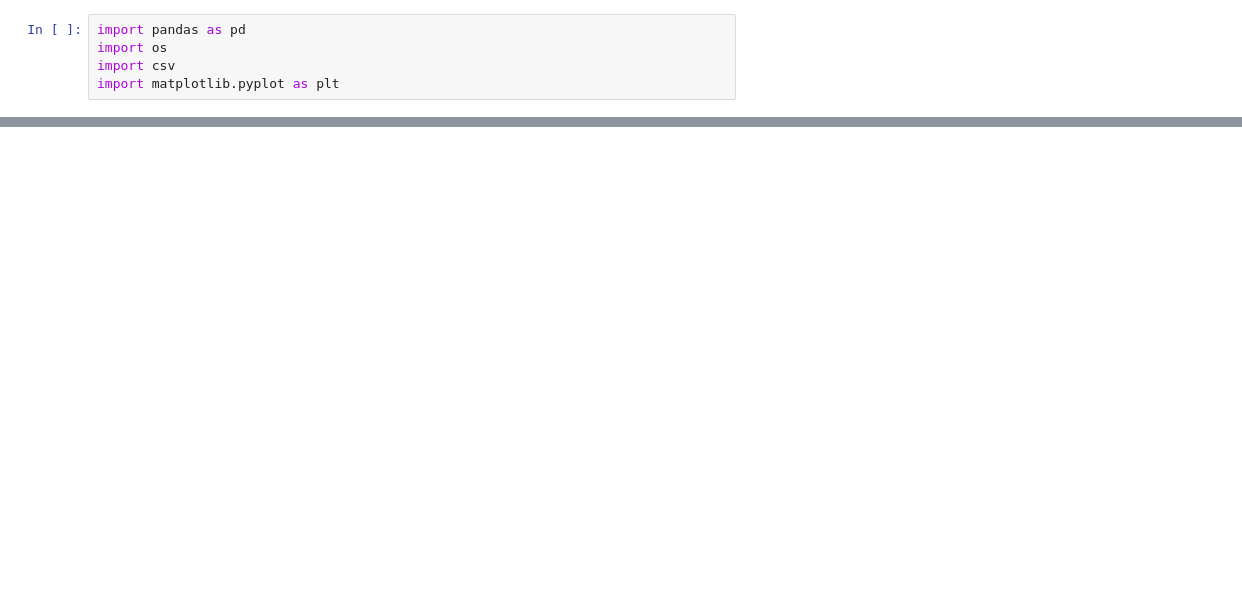
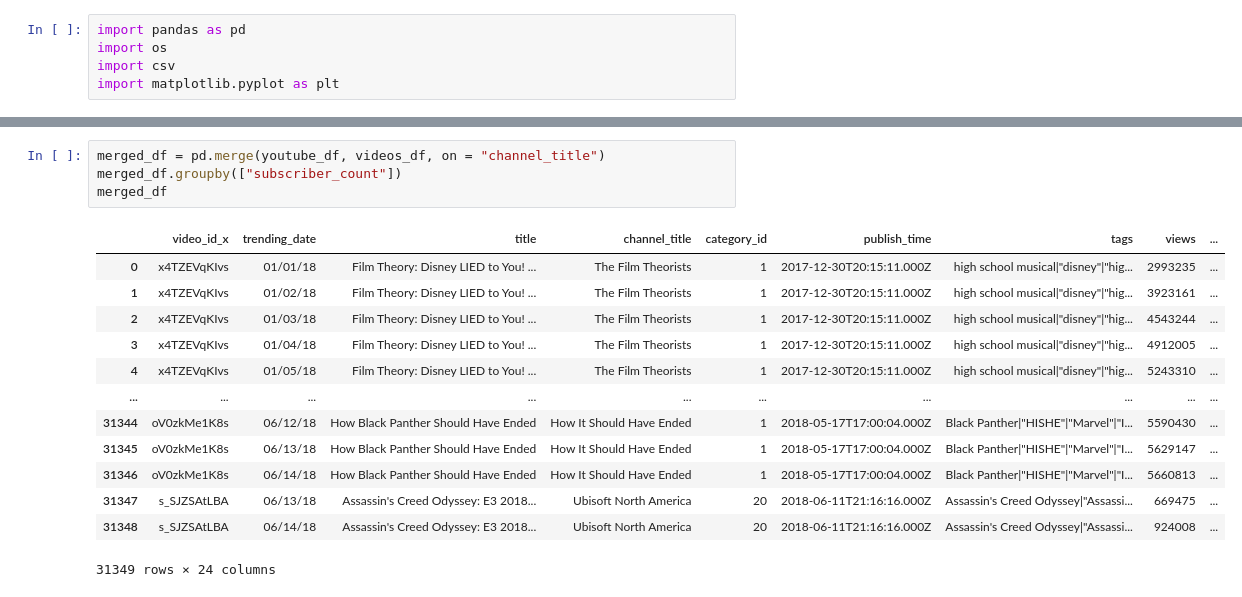
Before and after one commit to hannah8075/youtube-analysis, a Jupyter notebook: video_data.ipynb, the cells around one changed output, grey strips where cells are left out. Drawn from its saved outputs; the diff is of its cells as text; blank space fills up the shorter version.

```diff
--- a/video_data.ipynb
+++ b/video_data.ipynb
@@ -23,0 +26,18 @@ video_df
+# %%
+merged_df = pd.merge(youtube_df, videos_df, on = "channel_title")
+merged_df.groupby(["subscriber_count"])
+merged_df
+# %% [output]
+|  | video_id_x | trending_date | title | channel_title | category_id | publish_time | tags | views | ... |
+| 0 | x4TZEVqKIvs | 01/01/18 | Film Theory: Disney LIED to You! ... | The Film Theorists | 1 | 2017-12-30T20:15:11.000Z | high school musical|"disney"|"hig... | 2993235 | ... |
+| 1 | x4TZEVqKIvs | 01/02/18 | Film Theory: Disney LIED to You! ... | The Film Theorists | 1 | 2017-12-30T20:15:11.000Z | high school musical|"disney"|"hig... | 3923161 | ... |
+| 2 | x4TZEVqKIvs | 01/03/18 | Film Theory: Disney LIED to You! ... | The Film Theorists | 1 | 2017-12-30T20:15:11.000Z | high school musical|"disney"|"hig... | 4543244 | ... |
+| 3 | x4TZEVqKIvs | 01/04/18 | Film Theory: Disney LIED to You! ... | The Film Theorists | 1 | 2017-12-30T20:15:11.000Z | high school musical|"disney"|"hig... | 4912005 | ... |
+| 4 | x4TZEVqKIvs | 01/05/18 | Film Theory: Disney LIED to You! ... | The Film Theorists | 1 | 2017-12-30T20:15:11.000Z | high school musical|"disney"|"hig... | 5243310 | ... |
+| ... | ... | ... | ... | ... | ... | ... | ... | ... | ... |
+| 31344 | oV0zkMe1K8s | 06/12/18 | How Black Panther Should Have Ended | How It Should Have Ended | 1 | 2018-05-17T17:00:04.000Z | Black Panther|"HISHE"|"Marvel"|"I... | 5590430 | ... |
+| 31345 | oV0zkMe1K8s | 06/13/18 | How Black Panther Should Have Ended | How It Should Have Ended | 1 | 2018-05-17T17:00:04.000Z | Black Panther|"HISHE"|"Marvel"|"I... | 5629147 | ... |
+| 31346 | oV0zkMe1K8s | 06/14/18 | How Black Panther Should Have Ended | How It Should Have Ended | 1 | 2018-05-17T17:00:04.000Z | Black Panther|"HISHE"|"Marvel"|"I... | 5660813 | ... |
+| 31347 | s_SJZSAtLBA | 06/13/18 | Assassin's Creed Odyssey: E3 2018... | Ubisoft North America | 20 | 2018-06-11T21:16:16.000Z | Assassin's Creed Odyssey|"Assassi... | 669475 | ... |
+| 31348 | s_SJZSAtLBA | 06/14/18 | Assassin's Creed Odyssey: E3 2018... | Ubisoft North America | 20 | 2018-06-11T21:16:16.000Z | Assassin's Creed Odyssey|"Assassi... | 924008 | ... |
+31349 rows × 24 columns
```
Also changed, not shown: parts of 4 cells of this notebook.
